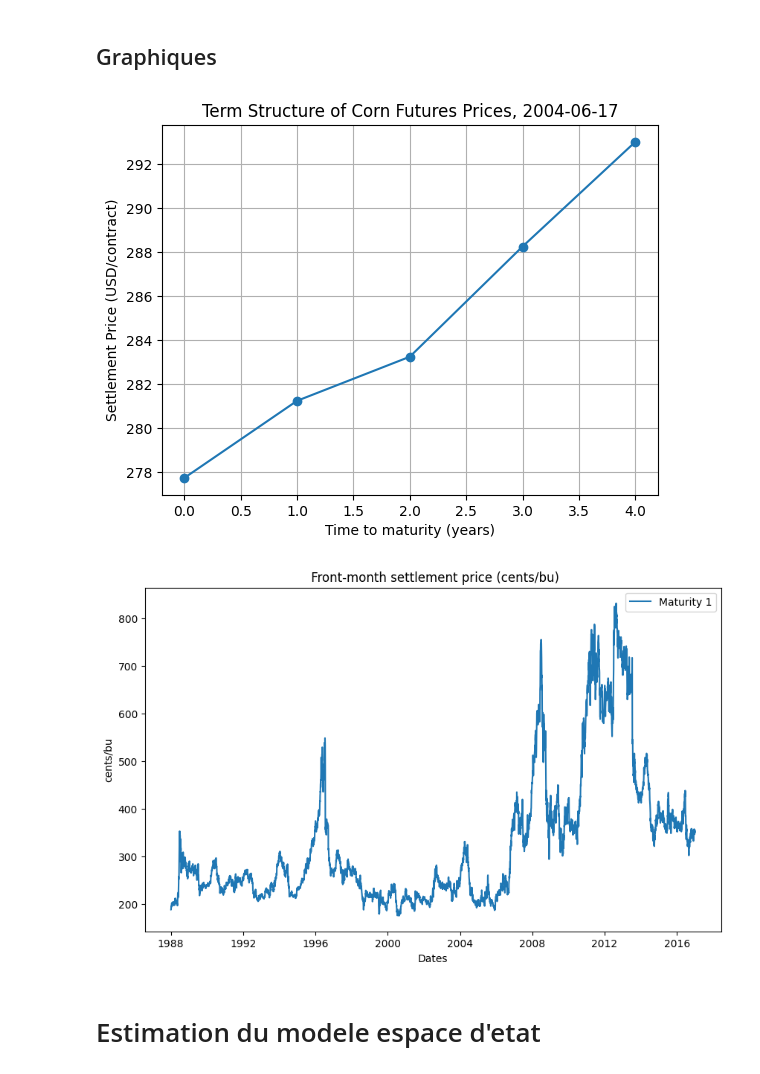
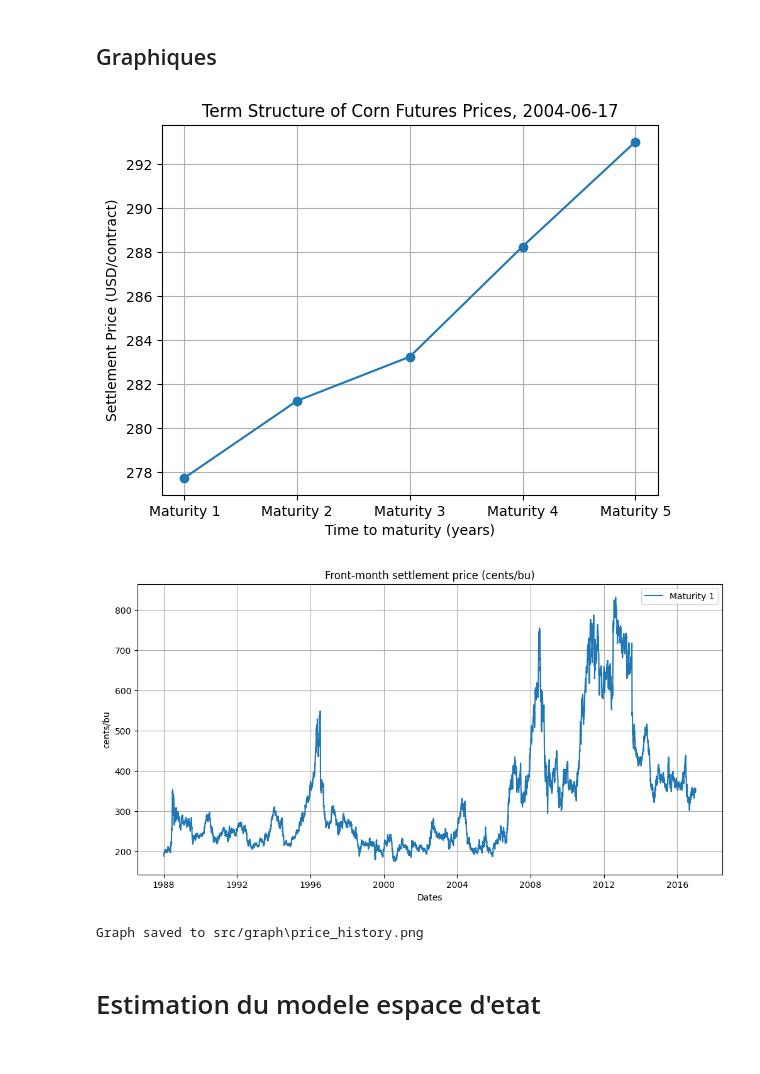
Before and after one commit to NaimLehbiben/Gestion-Quantitative, a Jupyter notebook: notebook.ipynb, the cells around one changed output. Drawn from its saved outputs; the diff is of its cells as text; code cells hidden in the pictures.

```diff
--- a/notebook.ipynb
+++ b/notebook.ipynb
@@ -61,6 +60,7 @@ df_combined_stats
 ## Graphiques
 # %%
 import matplotlib.pyplot as plt
+import os
 
 df.set_index('index', inplace=True)
 
@@ -68,18 +68,31 @@ target_date = '2004-06-17'
 
 prix_17_06_2004 = df.loc[target_date, ['Maturity 1', 'Maturity 2', 'Maturity 3', 'Maturity 4', 'Maturity 5']]
 
-plt.plot(prix_17_06_2004.values, marker='o', linestyle='-')
+plt.plot(['Maturity 1', 'Maturity 2', 'Maturity 3', 'Maturity 4', 'Maturity 5'], prix_17_06_2004 , marker='o', linestyle='-')
 plt.xlabel('Time to maturity (years)')
 plt.ylabel('Settlement Price (USD/contract)')
 plt.title(f'Term Structure of Corn Futures Prices, {target_date}')
 plt.grid()
+
+output_dir = 'src/graph'
+if not os.path.exists(output_dir):
+    os.makedirs(output_dir)
+output_path = os.path.join(output_dir, f'term_structure_{target_date}.png')
+plt.savefig(output_path)
 plt.show()
 # %% [output]
-[figure, old version]
+[figure, new version]
 # %%
-plot_time_series(df,["Maturity 1"], " Front-month settlement price (cents/bu)", "Dates", "cents/bu")
+from src.graph.graph import plot_and_save_graph
+
+plot_and_save_graph(df, ["Maturity 1"],
+                    "Front-month settlement price (cents/bu)",
+                    "Dates", "cents/bu",
+                    output_filename='price_history.png',
+                    output_dir='src/graph')
 # %% [output]
-[figure, old version]
+[figure, new version]
+Graph saved to src/graph\price_history.png
 # %% [markdown]
 # Estimation du modele espace d'etat
 # %% [markdown]
```
Also changed, not shown: parts of 2 cells of this notebook, 3 other files.
